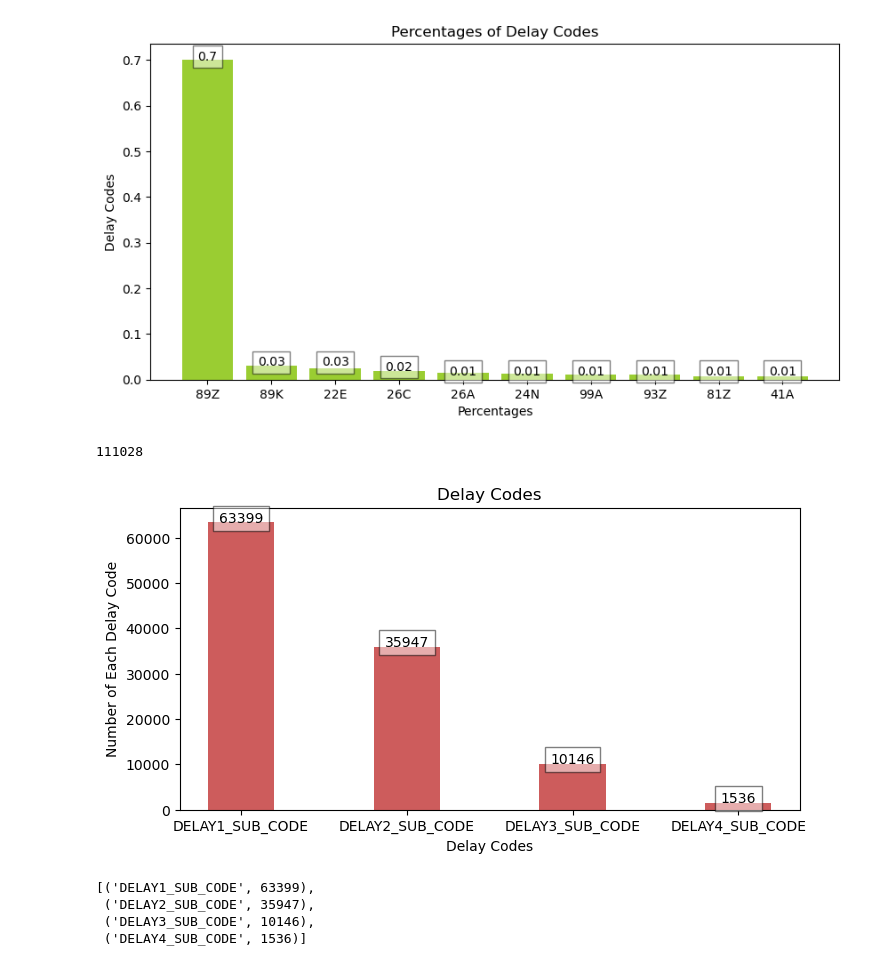
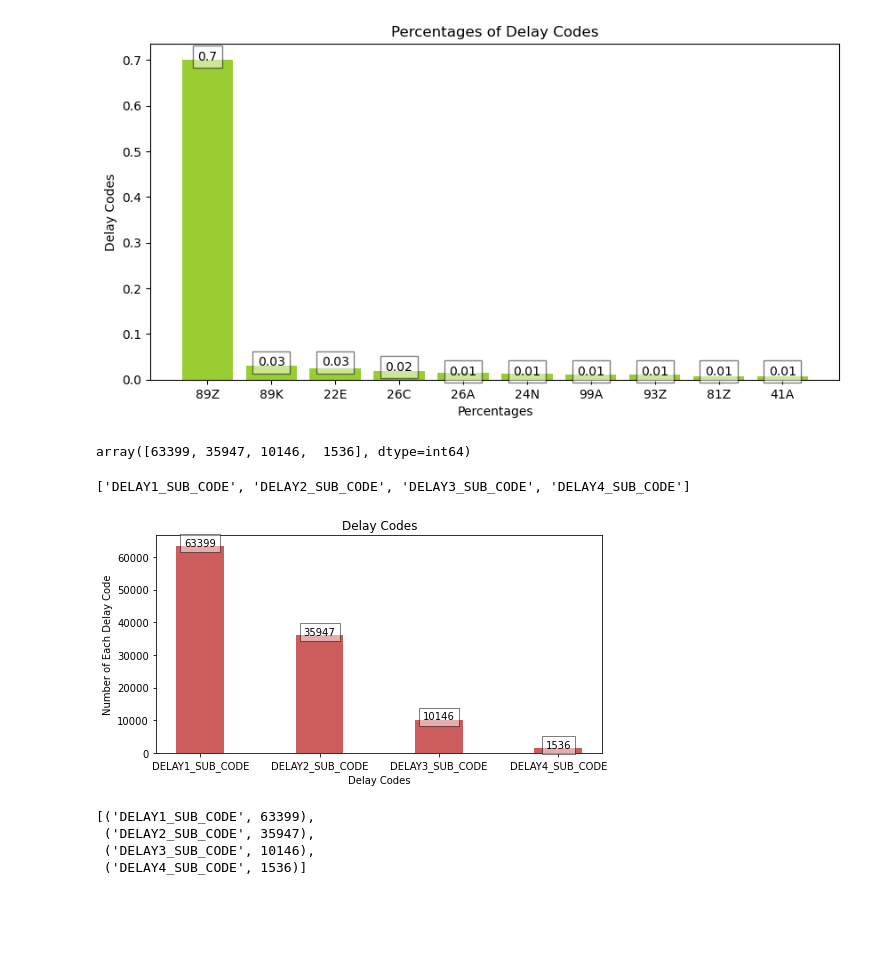
Before and after one commit to ihkaraman/thy-datathon-21, a Jupyter notebook: project3/1-2_subcode_analysis.ipynb, the cells around one changed output. Cells and saved outputs as stored; diff of their text form; code cells hidden in the pictures; blank space fills up the shorter version.

```diff
--- a/project3/1-2_subcode_analysis.ipynb
+++ b/project3/1-2_subcode_analysis.ipynb
@@ -184,47 +184,49 @@ if __name__ == '__main__':
 # %%
 delaycodesofflight = [('DELAY1_SUB_CODE',sum(df['DELAY1_SUB_CODE'].value_counts())),('DELAY2_SUB_CODE',sum(df['DELAY2_SUB_CODE'].value_counts())),
                       ('DELAY3_SUB_CODE',sum(df['DELAY3_SUB_CODE'].value_counts())),('DELAY4_SUB_CODE',sum(df['DELAY4_SUB_CODE'].value_counts()))]
+# %%
+subcode_columns = ['DELAY1_SUB_CODE', 'DELAY2_SUB_CODE', 'DELAY3_SUB_CODE', 'DELAY4_SUB_CODE']
+# %%
+df[subcode_columns].notna().sum().values
+# %% [output]
+array([63399, 35947, 10146,  1536], dtype=int64)
 # %%
-sum(pd.DataFrame(delaycodesofflight)[1])
+list(pd.DataFrame(delaycodesofflight)[0])
 # %% [output]
-111028
+['DELAY1_SUB_CODE', 'DELAY2_SUB_CODE', 'DELAY3_SUB_CODE', 'DELAY4_SUB_CODE']
 # %%
 %matplotlib inline
-plt.rcParams.update({'figure.figsize':(9,5), 'figure.dpi':100})
 
 def addlabels(x,y):
     for i in range(len(x)):
         plt.text(i, round(y[i],2),round(y[i],2), ha = 'center',
                  Bbox = dict(facecolor = 'white', alpha = .5))
 
 
+# creating data on which bar chart will be plot
+x = subcode_columns
+y = df[subcode_columns].notna().sum().values
 
-if __name__ == '__main__':
+# setting figure size by using figure() function
+plt.figure(figsize = (8,4))
 
-    # creating data on which bar chart will be plot
-    x = pd.DataFrame(delaycodesofflight)[0]
-    y = pd.DataFrame(delaycodesofflight)[1]
+# making the bar chart on the data with color red
+plt.bar(x, y, width=0.4, color = 'indianred')
 
-    # setting figure size by using figure() function
-    plt.figure(figsize = (8,4))
+# calling the function to add value labels
+addlabels(x, y)
 
-    # making the bar chart on the data with color red
-    plt.bar(x, y, width=0.4, color = 'indianred')
+# giving title to the plot
+plt.title("Delay Codes")
 
-    # calling the function to add value labels
-    addlabels(x, y)
+# giving X and Y labels
+plt.xlabel("Delay Codes")
+plt.ylabel("Number of Each Delay Code")
 
-    # giving title to the plot
-    plt.title("Delay Codes")
-
-    # giving X and Y labels
-    plt.xlabel("Delay Codes")
-    plt.ylabel("Number of Each Delay Code")
-
-    # visualizing the plot
-    plt.show()
+# visualizing the plot
+plt.show()
 # %% [output]
-[figure, old version]
+[figure, new version]
 # %%
 delaycodesofflight
 # %% [output]
```
Also changed, not shown: parts of 40 cells of this notebook, 7 other files.
